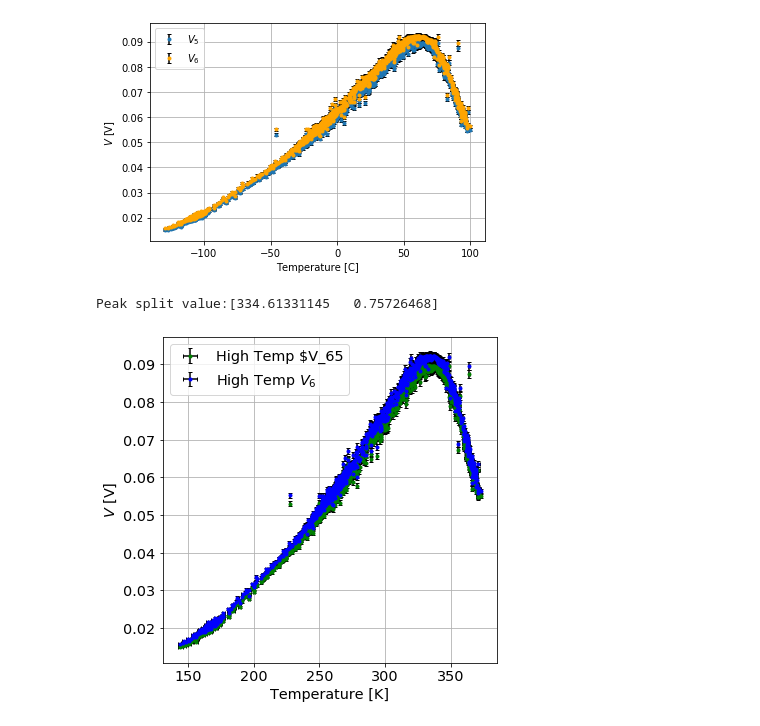
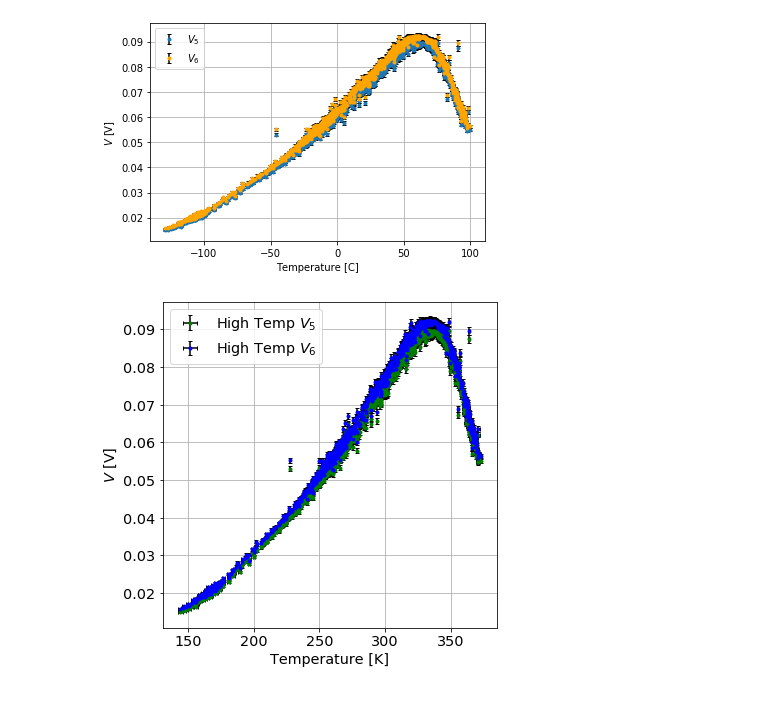
Before and after one commit to eklem1/ModernLab, a Jupyter notebook: FirstFits.ipynb, the cells around one changed output. Cells and saved outputs as stored; diff of their text form; code cells hidden in the pictures.

Commit message:
fixed errors Dan caught; starting work on varying mag feild

```diff
--- a/FirstFits.ipynb
+++ b/FirstFits.ipynb
@@ -303,41 +286,33 @@ TempDataComKSORT = np.array(TempDataComErr)
 # %%
 peak = np.where(DataComSORT == np.amax(DataComSORT))[1][0]
 # print(peak)
-print("Peak split value:" + str(TempDataComKSORT[:,peak]))
+# print("Peak split value:" + str(TempDataComKSORT[:,peak]))
 
-DataComLow = DataComSORT[:,0:peak]
-TempDataComLow = TempDataComKSORT[:,0:peak]
-DataCom_ErrLow = DataCom_Err[:, 0:peak]
-
-DataComHigh = DataComSORT[:,peak:-1]
-TempDataComHigh = TempDataComKSORT[:,peak:-1]
-DataCom_ErrHigh = DataCom_Err[:, peak:-1]
 
 params = {'legend.fontsize': 'x-large',
           'figure.figsize': (6, 6),
          'axes.labelsize': 'x-large',
          'axes.titlesize':'x-large',
          'xtick.labelsize':'x-large',
          'ytick.labelsize':'x-large'}
 pylab.rcParams.update(params)
 
 # plt.errorbar(TempDataComLow[0], DataComLow[4], yerr=DataCom_ErrLow[4], xerr=TempDataComLow[1], ls=" ", marker=".", label="Low Temp $V_5$", ecolor='black', capsize=2, color="red")
 # plt.errorbar(TempDataComHigh[0], DataComHigh[4], yerr=DataCom_ErrHigh[4], xerr=TempDataComHigh[1], ls=" ", marker=".", label="High Temp $V_5$", ecolor='black', capsize=2, color="orange")
 
 # plt.errorbar(TempDataComLow[0], DataComLow[5], yerr=DataCom_ErrLow[5], xerr=TempDataComLow[1], ls=" ", marker=".", label="Low Temp $V_6$", ecolor='black', capsize=2, color="blue")
 # plt.errorbar(TempDataComHigh[0], DataComHigh[5], yerr=DataCom_ErrHigh[5], xerr=TempDataComHigh[1], ls=" ", marker=".", label="High Temp $V_6$", ecolor='black', capsize=2, color="green")
 
-plt.errorbar(TempDataComKSORT[0], DataComSORT[4], yerr=DataCom_Err[5], xerr=TempDataComKSORT[1], ls=" ", marker=".", label="High Temp $V_65", ecolor='black', capsize=2, color="green")
+plt.errorbar(TempDataComKSORT[0], DataComSORT[4], yerr=DataCom_Err[5], xerr=TempDataComKSORT[1], ls=" ", marker=".", label="High Temp $V_5$", ecolor='black', capsize=2, color="green")
 plt.errorbar(TempDataComKSORT[0], DataComSORT[5], yerr=DataCom_Err[5], xerr=TempDataComKSORT[1], ls=" ", marker=".", label="High Temp $V_6$", ecolor='black', capsize=2, color="blue")
 
 
 plt.grid()
 plt.ylabel("$V$ [V]")
 plt.xlabel("Temperature [K]")
 plt.legend()
 
 plt.show()
 # %% [output]
-Peak split value:[334.61331145   0.75726468]
-[figure, old version]
+[figure, new version]
 # %%
```
Also changed, not shown: parts of 9 cells of this notebook, 3 other files.
